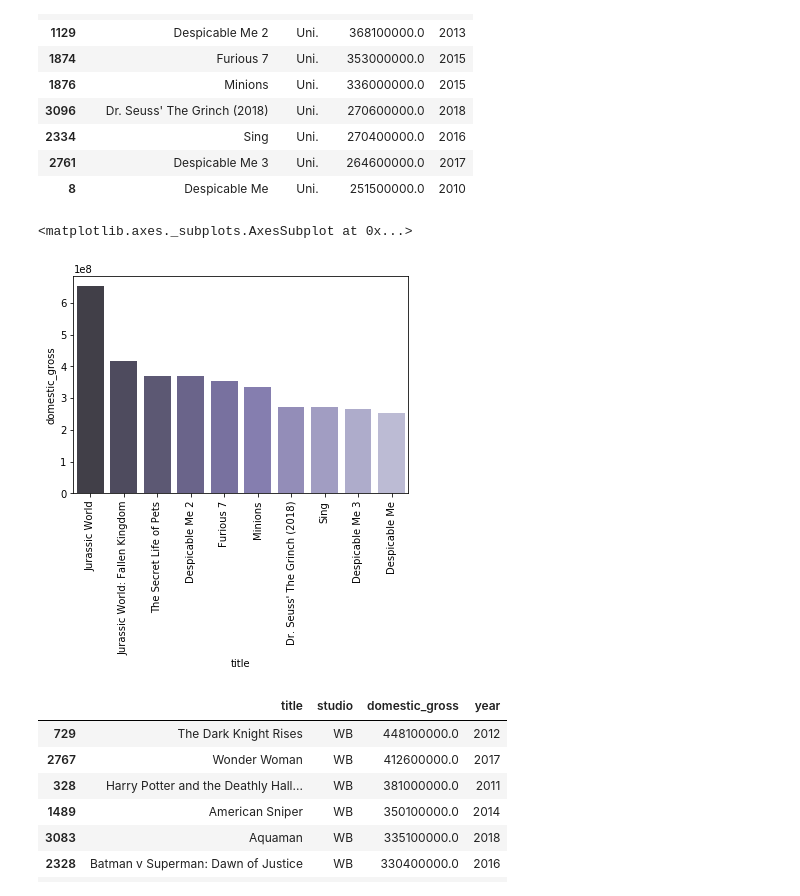
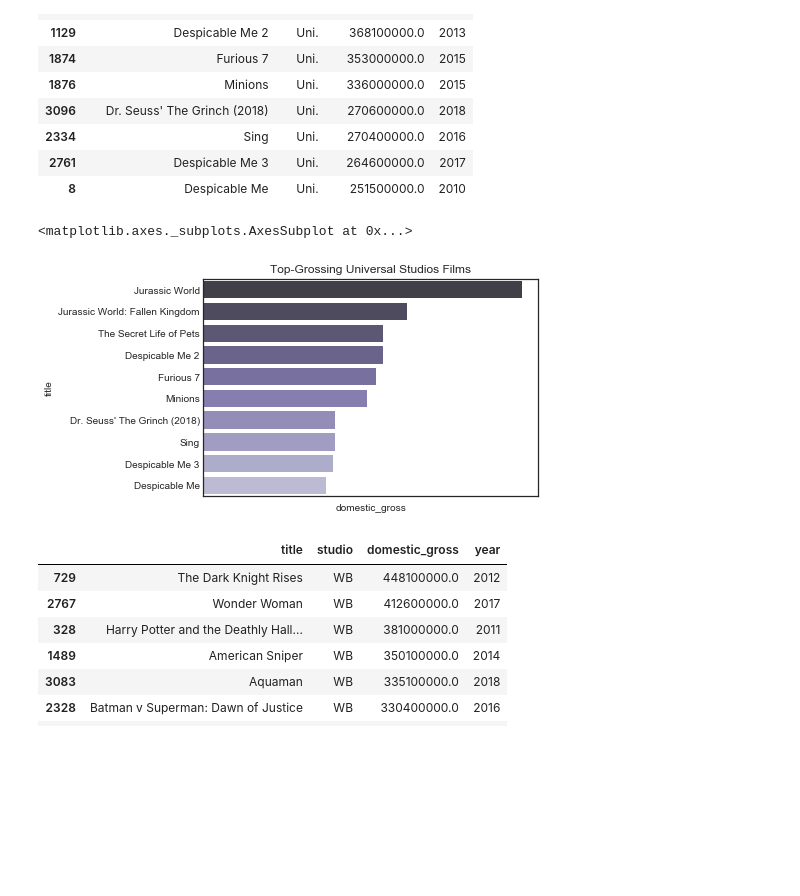
Before and after one commit to tiaplagata/dsc-phase-1-project-online, a Jupyter notebook: student.ipynb, the cells around one changed output. Drawn from its saved outputs; the diff is of its cells as text; code cells hidden in the pictures; blank space fills up the shorter version.

```diff
--- a/student.ipynb
+++ b/student.ipynb
@@ -377,16 +379,17 @@ top_Uni.head(10)
 | 8 | Despicable Me | Uni. | 251500000.0 | 2010 |
 # %%
 Uni_plot = sns.barplot(data=top_Uni.head(10),
-                      x='title',
-                      y='domestic_gross',
+                      x='domestic_gross',
+                      y='title',
                      palette='Purples_d')
 
 Uni_plot.set_xticklabels(labels= Uni_plot.get_xticklabels(),
                         rotation = 90)
+Uni_plot.set_title('Top-Grossing Universal Studios Films')
 Uni_plot
 # %% [output]
 <matplotlib.axes._subplots.AxesSubplot at 0x...>
-[figure, old version]
+[figure, new version]
 # %%
 top_WB = sorted_gross.loc[sorted_gross['studio'] == 'WB']
 top_WB.head(10)
```
Also changed, not shown: parts of 34 cells of this notebook, 8 other files.
